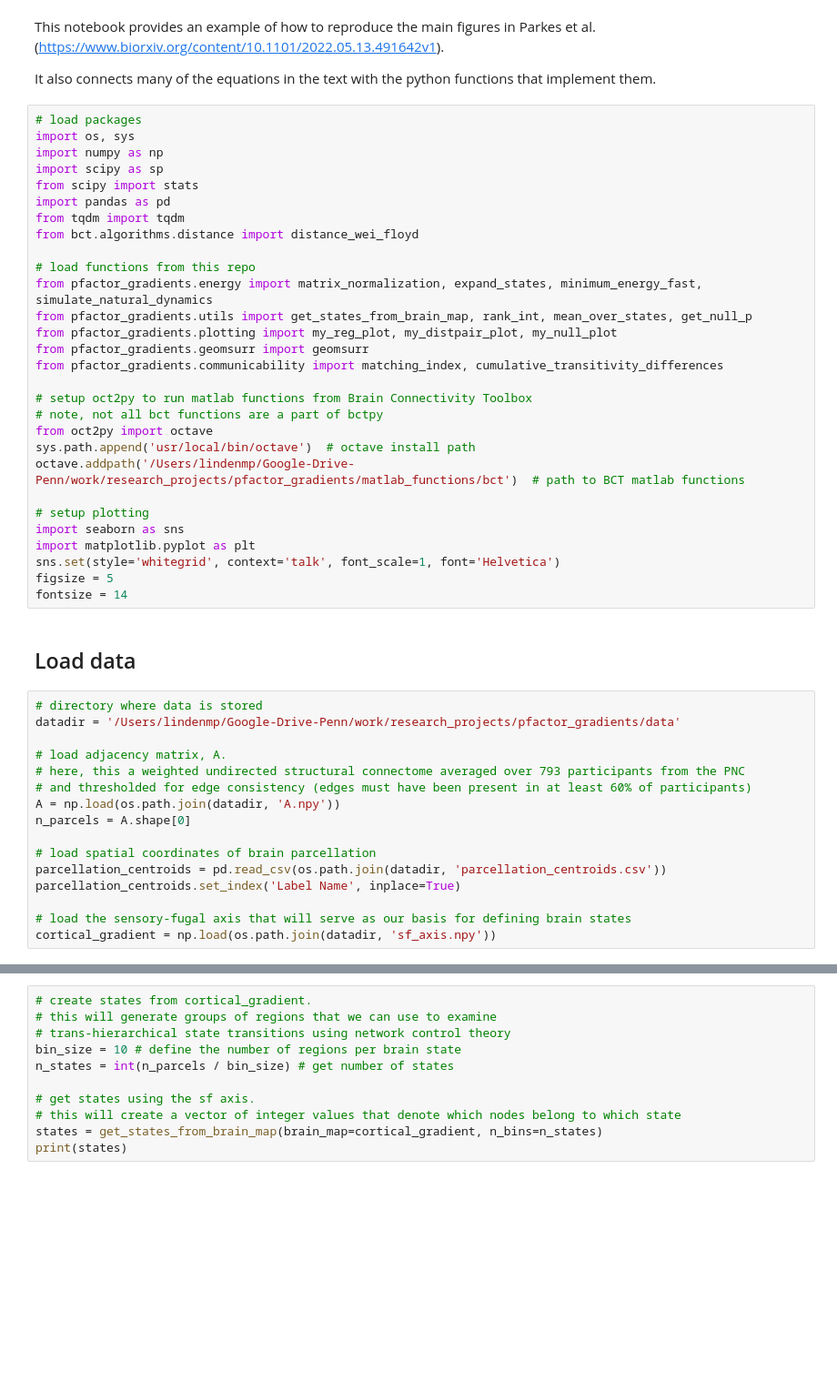
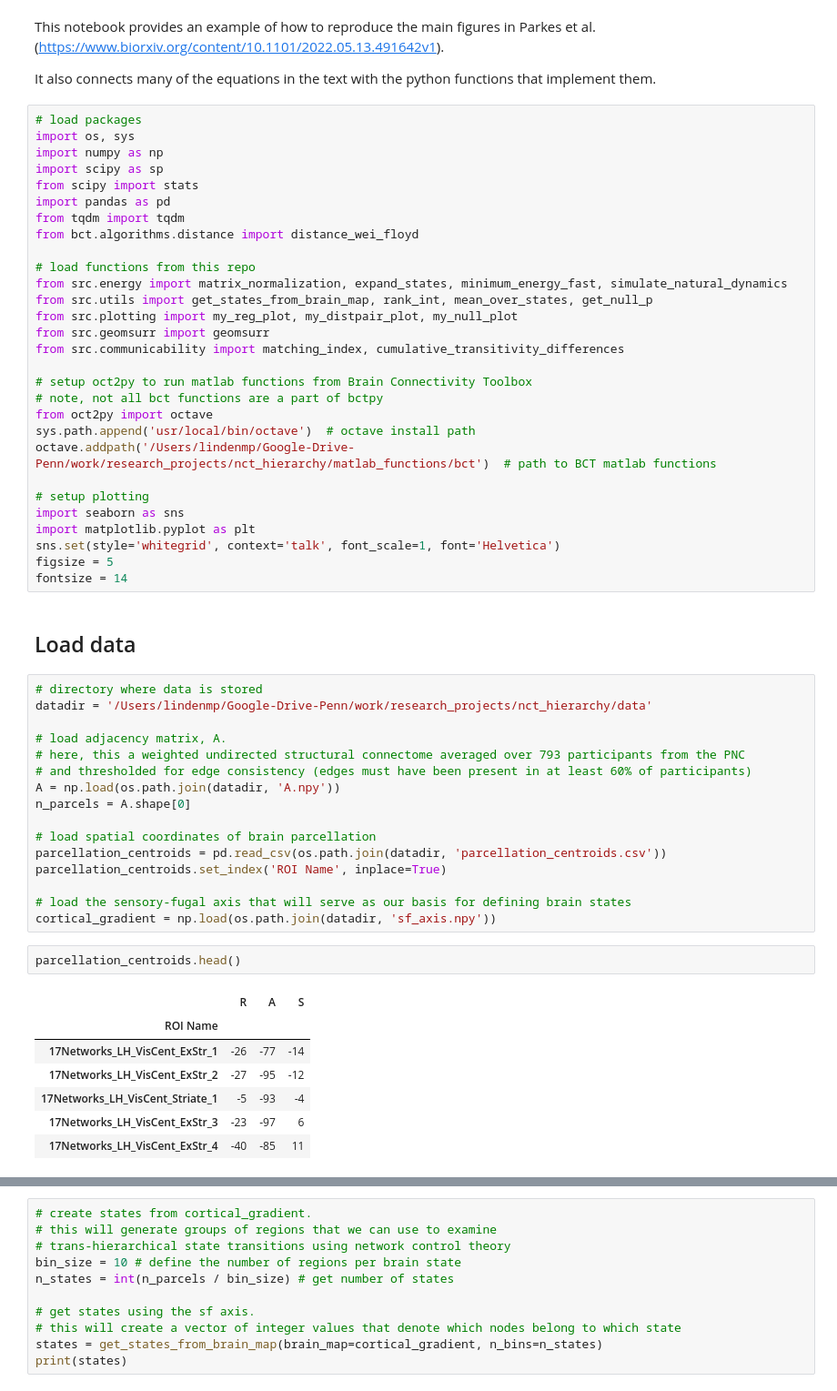
Before and after one commit to lindenmp/nct_hierarchy, a Jupyter notebook: scripts/results_demo.ipynb, the cells around one changed output, grey strips where cells are left out. Shown at 91% size. Saved outputs shown, nothing was run; the diff lists cells and outputs as text; blank space fills up the shorter version.

```diff
--- a/scripts/results_demo.ipynb
+++ b/scripts/results_demo.ipynb
@@ -14,17 +14,17 @@ from tqdm import tqdm
 from bct.algorithms.distance import distance_wei_floyd
 
 # load functions from this repo
-from pfactor_gradients.energy import matrix_normalization, expand_states, minimum_energy_fast, simulate_natural_dynamics
-from pfactor_gradients.utils import get_states_from_brain_map, rank_int, mean_over_states, get_null_p
-from pfactor_gradients.plotting import my_reg_plot, my_distpair_plot, my_null_plot
-from pfactor_gradients.geomsurr import geomsurr
-from pfactor_gradients.communicability import matching_index, cumulative_transitivity_differences
+from src.energy import matrix_normalization, expand_states, minimum_energy_fast, simulate_natural_dynamics
+from src.utils import get_states_from_brain_map, rank_int, mean_over_states, get_null_p
+from src.plotting import my_reg_plot, my_distpair_plot, my_null_plot
+from src.geomsurr import geomsurr
+from src.communicability import matching_index, cumulative_transitivity_differences
 
 # setup oct2py to run matlab functions from Brain Connectivity Toolbox
 # note, not all bct functions are a part of bctpy
 from oct2py import octave
 sys.path.append('usr/local/bin/octave')  # octave install path
-octave.addpath('/Users/lindenmp/Google-Drive-Penn/work/research_projects/pfactor_gradients/matlab_functions/bct')  # path to BCT matlab functions
+octave.addpath('/Users/lindenmp/Google-Drive-Penn/work/research_projects/nct_hierarchy/matlab_functions/bct')  # path to BCT matlab functions
 
 # setup plotting
 import seaborn as sns
@@ -36,7 +36,7 @@ fontsize = 14
 ## Load data
 # %%
 # directory where data is stored
-datadir = '/Users/lindenmp/Google-Drive-Penn/work/research_projects/pfactor_gradients/data'
+datadir = '/Users/lindenmp/Google-Drive-Penn/work/research_projects/nct_hierarchy/data'
 
 # load adjacency matrix, A.
 # here, this a weighted undirected structural connectome averaged over 793 participants from the PNC
@@ -46,7 +46,17 @@ n_parcels = A.shape[0]
 
 # load spatial coordinates of brain parcellation
 parcellation_centroids = pd.read_csv(os.path.join(datadir, 'parcellation_centroids.csv'))
-parcellation_centroids.set_index('Label Name', inplace=True)
+parcellation_centroids.set_index('ROI Name', inplace=True)
 
 # load the sensory-fugal axis that will serve as our basis for defining brain states
 cortical_gradient = np.load(os.path.join(datadir, 'sf_axis.npy'))
+# %%
+parcellation_centroids.head()
+# %% [output]
+|  | R | A | S |
+| ROI Name |  |  |  |
+| 17Networks_LH_VisCent_ExStr_1 | -26 | -77 | -14 |
+| 17Networks_LH_VisCent_ExStr_2 | -27 | -95 | -12 |
+| 17Networks_LH_VisCent_Striate_1 | -5 | -93 | -4 |
+| 17Networks_LH_VisCent_ExStr_3 | -23 | -97 | 6 |
+| 17Networks_LH_VisCent_ExStr_4 | -40 | -85 | 11 |
```
Also changed, not shown: parts of 5 cells of this notebook.
